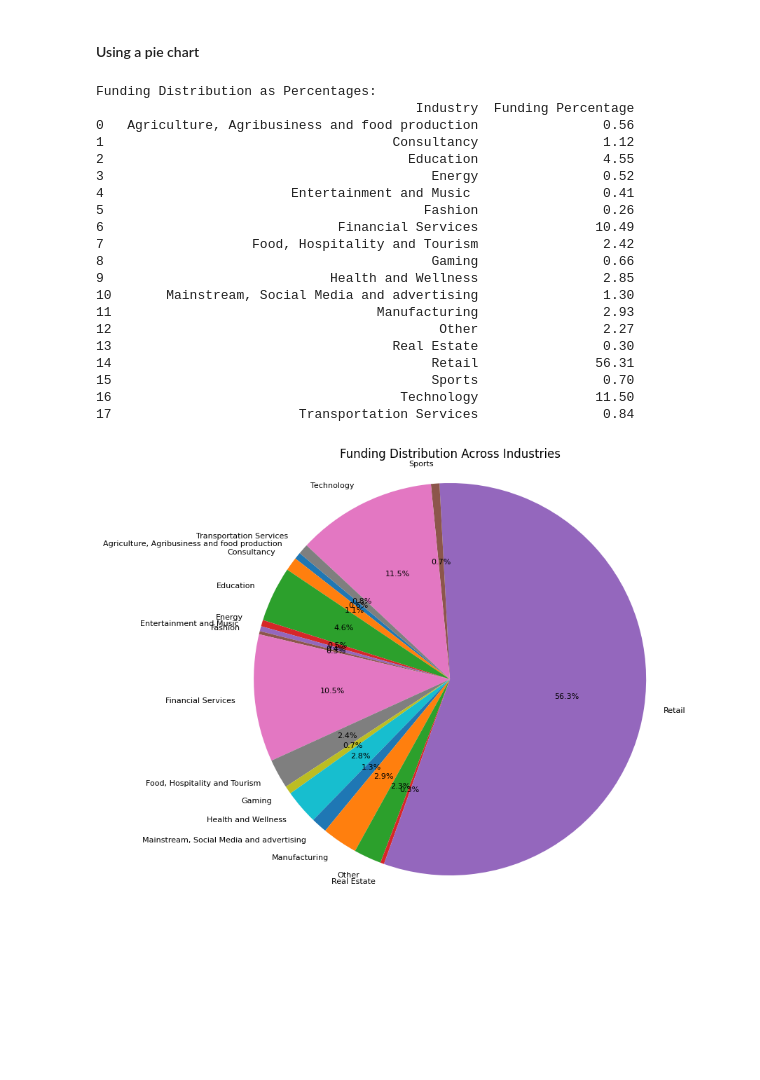
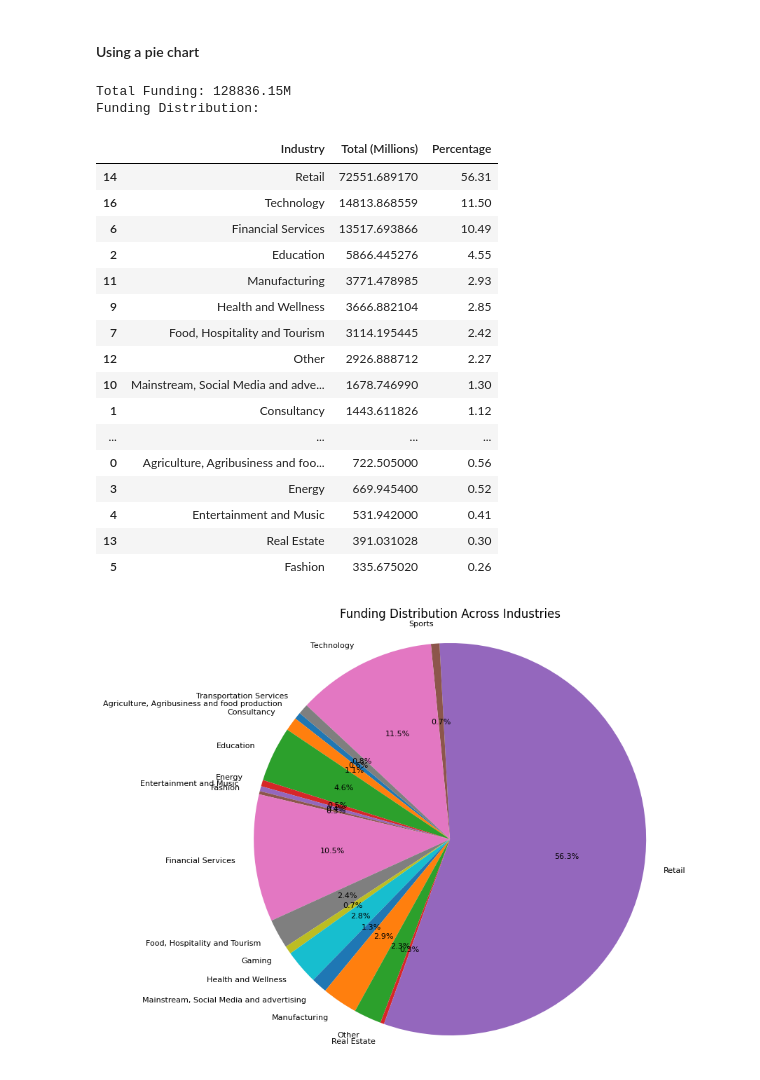
Before and after one commit to wamathaiwandeto/Indian-Startup-Ecosystem, a Jupyter notebook: project.ipynb, the cells around one changed output. Saved outputs shown, nothing was run; the diff lists cells and outputs as text; code cells hidden in the pictures; blank space fills up the shorter version.

```diff
--- a/project.ipynb
+++ b/project.ipynb
@@ -1329,39 +1329,47 @@ How does the distribution of funding amounts vary across different industries?
 # %% [markdown]
 #### Using a pie chart
 # %%
-# Calculating the total funding amount for each clean industry
+# Calculate the total funding amount for each clean industry
 industry_funding = df.groupby('industry')['amount'].sum()
 # Calculate the total funding across all industries
 total_funding = industry_funding.sum()
-# Calculate the funding percentage for each industry and round to two decimal places
+# Calculate the funding percentage for each industry
 industry_funding_percentage = (industry_funding / total_funding) * 100
 industry_funding_percentage = industry_funding_percentage.round(2)
+# Convert the 'total' column to string values in millions
+industry_funding_millions = industry_funding.values / 1_000_000  # Convert to millions
+total_funding_millions = total_funding / 1_000_000 # Convert to millions
+total_funding_str = f'{total_funding_millions:.2f}M'  # Format as string with 2 decimal places and 'M' for millions
 # Create a DataFrame to display the funding distribution as percentages
-df_percentage = pd.DataFrame({'Industry': industry_funding_percentage.index, 'Funding Percentage': industry_funding_percentage.values})
-# Display the DataFrame with percentages rounded to two decimal places
-print("Funding Distribution as Percentages:")
-print(df_percentage)
+df_percentage = pd.DataFrame({
+    'Industry': industry_funding_percentage.index,
+    'Percentage': industry_funding_percentage.values,
+    'Total (Millions)': industry_funding_millions,
+}, columns=['Industry', 'Total (Millions)', 'Percentage'])
+# Display the DataFrame
+print("Total Funding:", total_funding_str)
+print("Funding Distribution:")
+df_percentage.head(18).sort_values(by='Total (Millions)', ascending=False)
 # %% [output]
-Funding Distribution as Percentages:
-                                         Industry  Funding Percentage
-0   Agriculture, Agribusiness and food production                0.56
-1                                     Consultancy                1.12
-2                                       Education                4.55
-3                                          Energy                0.52
-4                        Entertainment and Music                 0.41
-5                                         Fashion                0.26
-6                              Financial Services               10.49
-7                   Food, Hospitality and Tourism                2.42
-8                                          Gaming                0.66
-9                             Health and Wellness                2.85
-10       Mainstream, Social Media and advertising                1.30
-11                                  Manufacturing                2.93
-12                                          Other                2.27
-13                                    Real Estate                0.30
-14                                         Retail               56.31
-15                                         Sports                0.70
-16                                     Technology               11.50
-17                        Transportation Services                0.84
+Total Funding: 128836.15M
+Funding Distribution:
+|  | Industry | Total (Millions) | Percentage |
+| 14 | Retail | 72551.689170 | 56.31 |
+| 16 | Technology | 14813.868559 | 11.50 |
+| 6 | Financial Services | 13517.693866 | 10.49 |
+| 2 | Education | 5866.445276 | 4.55 |
+| 11 | Manufacturing | 3771.478985 | 2.93 |
+| 9 | Health and Wellness | 3666.882104 | 2.85 |
+| 7 | Food, Hospitality and Tourism | 3114.195445 | 2.42 |
+| 12 | Other | 2926.888712 | 2.27 |
+| 10 | Mainstream, Social Media and adve... | 1678.746990 | 1.30 |
+| 1 | Consultancy | 1443.611826 | 1.12 |
+| ... | ... | ... | ... |
+| 0 | Agriculture, Agribusiness and foo... | 722.505000 | 0.56 |
+| 3 | Energy | 669.945400 | 0.52 |
+| 4 | Entertainment and Music | 531.942000 | 0.41 |
+| 13 | Real Estate | 391.031028 | 0.30 |
+| 5 | Fashion | 335.675020 | 0.26 |
 # %%
 # Create a pie chart to visualize the funding distribution
 plt.figure(figsize=(10, 8))
```
